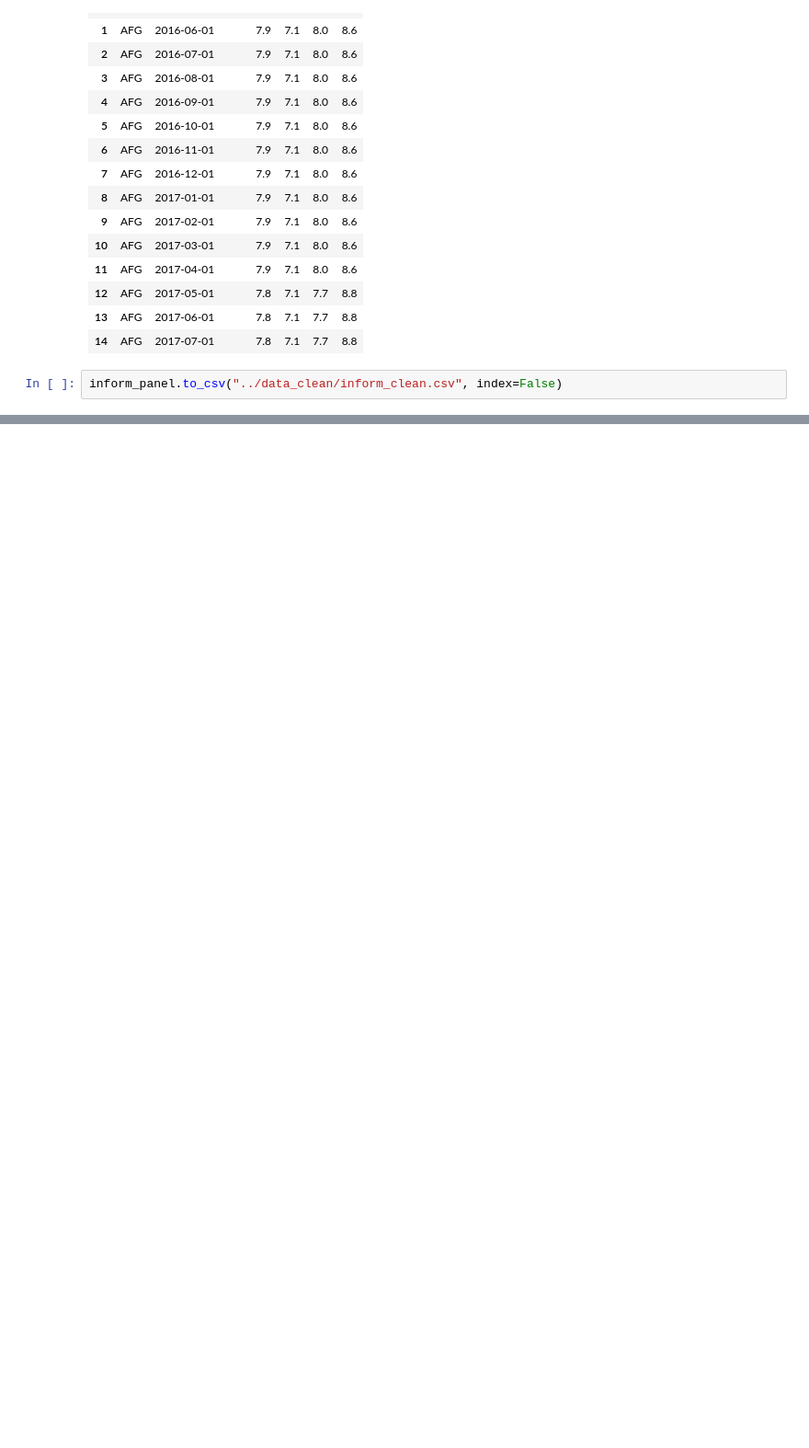
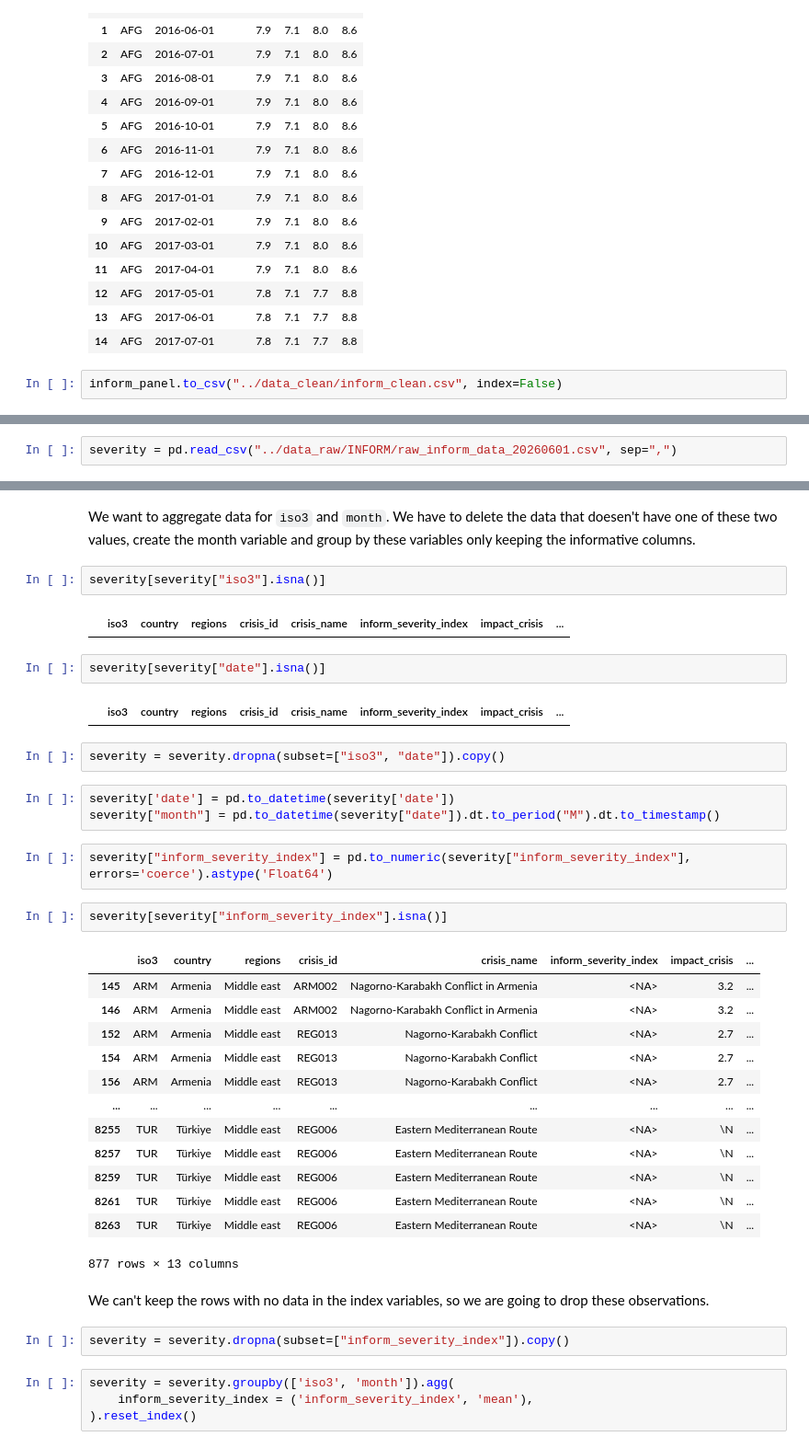
Before and after one commit to gallagelpi/Master_thesis, a Jupyter notebook: pipeline/preprocessing.ipynb, the cells around one changed output, grey strips where cells are left out. Shown at 92% size. Cells and saved outputs as stored; diff of their text form; blank space fills up the shorter version.

```diff
--- a/pipeline/preprocessing.ipynb
+++ b/pipeline/preprocessing.ipynb
@@ -832,0 +842,2 @@ inform_panel.to_csv("../data_clean/inform_clean.csv", index=False)
+# %%
+severity = pd.read_csv("../data_raw/INFORM/raw_inform_data_20260601.csv", sep=",")
@@ -832,0 +853,41 @@ inform_panel.to_csv("../data_clean/inform_clean.csv", index=False)
+# %% [markdown]
+We want to aggregate data for `iso3` and `month`. We have to delete the data that doesen't have one of these two values, create the month variable and group by these variables only keeping the informative columns.
+# %%
+severity[severity["iso3"].isna()]
+# %% [output]
+|  | iso3 | country | regions | crisis_id | crisis_name | inform_severity_index | impact_crisis | ... |
+# %%
+severity[severity["date"].isna()]
+# %% [output]
+|  | iso3 | country | regions | crisis_id | crisis_name | inform_severity_index | impact_crisis | ... |
+# %%
+severity = severity.dropna(subset=["iso3", "date"]).copy()
+# %%
+severity['date'] = pd.to_datetime(severity['date'])
+severity["month"] = pd.to_datetime(severity["date"]).dt.to_period("M").dt.to_timestamp()
+# %%
+severity["inform_severity_index"] = pd.to_numeric(severity["inform_severity_index"], errors='coerce').astype('Float64')
+# %%
+severity[severity["inform_severity_index"].isna()]
+# %% [output]
+|  | iso3 | country | regions | crisis_id | crisis_name | inform_severity_index | impact_crisis | ... |
+| 145 | ARM | Armenia | Middle east | ARM002 | Nagorno-Karabakh Conflict in Armenia | <NA> | 3.2 | ... |
+| 146 | ARM | Armenia | Middle east | ARM002 | Nagorno-Karabakh Conflict in Armenia | <NA> | 3.2 | ... |
+| 152 | ARM | Armenia | Middle east | REG013 | Nagorno-Karabakh Conflict | <NA> | 2.7 | ... |
+| 154 | ARM | Armenia | Middle east | REG013 | Nagorno-Karabakh Conflict | <NA> | 2.7 | ... |
+| 156 | ARM | Armenia | Middle east | REG013 | Nagorno-Karabakh Conflict | <NA> | 2.7 | ... |
+| ... | ... | ... | ... | ... | ... | ... | ... | ... |
+| 8255 | TUR | Türkiye | Middle east | REG006 | Eastern Mediterranean Route | <NA> | \N | ... |
+| 8257 | TUR | Türkiye | Middle east | REG006 | Eastern Mediterranean Route | <NA> | \N | ... |
+| 8259 | TUR | Türkiye | Middle east | REG006 | Eastern Mediterranean Route | <NA> | \N | ... |
+| 8261 | TUR | Türkiye | Middle east | REG006 | Eastern Mediterranean Route | <NA> | \N | ... |
+| 8263 | TUR | Türkiye | Middle east | REG006 | Eastern Mediterranean Route | <NA> | \N | ... |
+877 rows × 13 columns
+# %% [markdown]
+We can't keep the rows with no data in the index variables, so we are going to drop these observations.
+# %%
+severity = severity.dropna(subset=["inform_severity_index"]).copy()
+# %%
+severity = severity.groupby(['iso3', 'month']).agg(
+    inform_severity_index = ('inform_severity_index', 'mean'),
+).reset_index()
```
Also changed, not shown: parts of 26 cells of this notebook, 2 other files.
